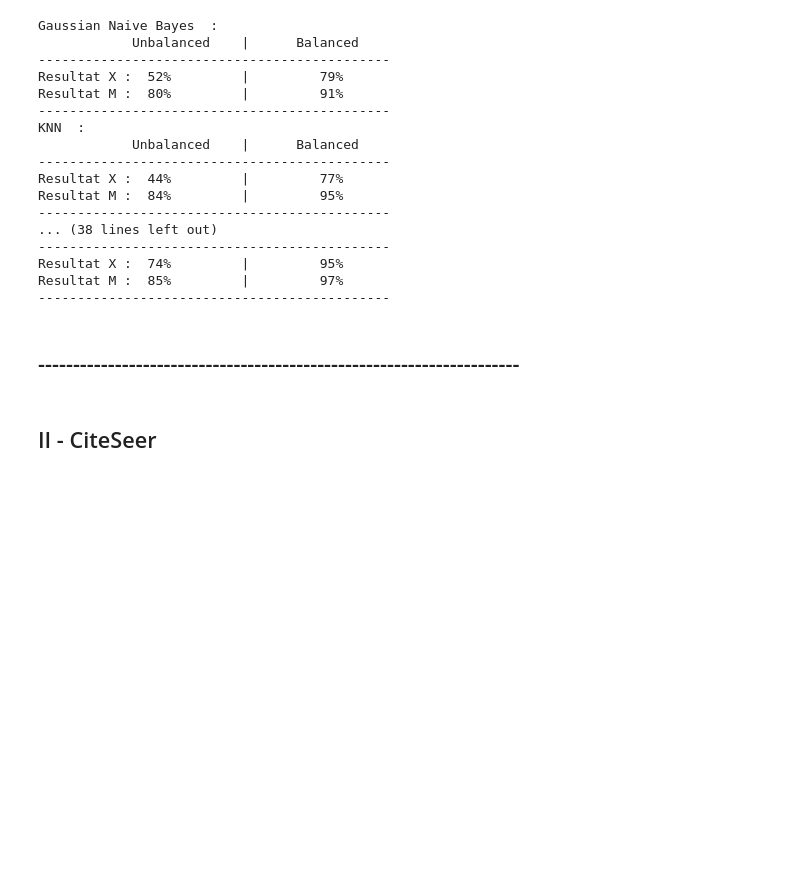
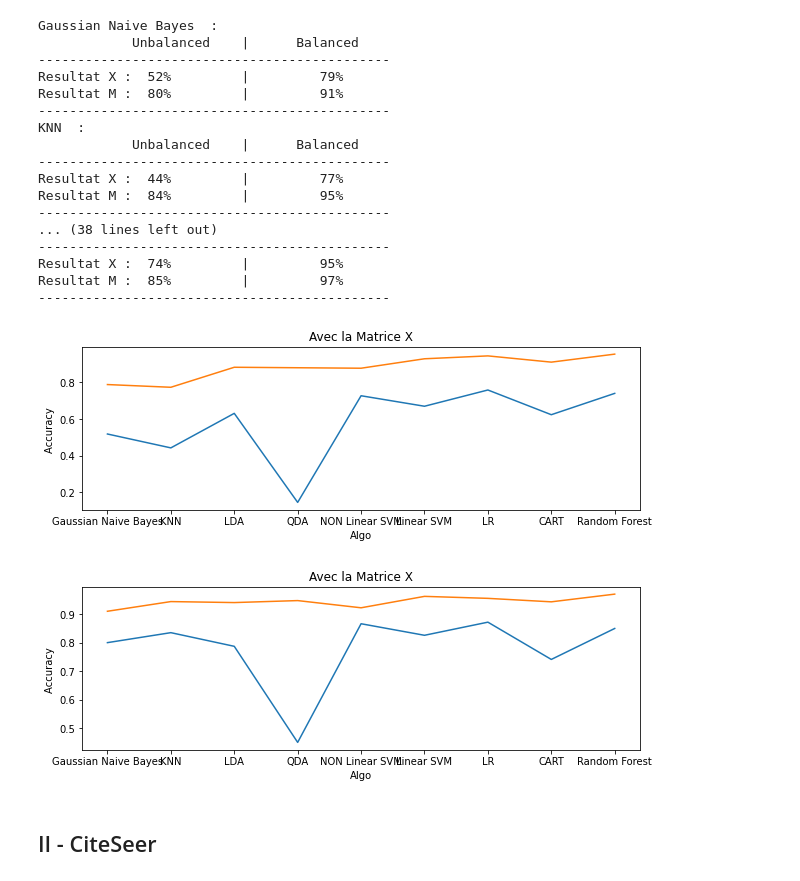
Before and after one commit to SeyfGoumeida/Supervised_Learning_Cora_Citeseed_PubMed, a Jupyter notebook: Projet_«_Apprentissage_supervisé_».ipynb, the cells around one changed output. Drawn from its saved outputs; the diff is of its cells as text; code cells hidden in the pictures; blank space fills up the shorter version.

```diff
--- a/Projet_«_Apprentissage_supervisé_».ipynb
+++ b/Projet_«_Apprentissage_supervisé_».ipynb
@@ -1246,8 +1245,23 @@ Resultat M :  84%         |         95%
 Resultat X :  74%         |         95%
 Resultat M :  85%         |         97%
 ---------------------------------------------
-# %% [markdown]
-## ---------------------------------------------------------------------
+# %%
+plt.title('Avec la Matrice X')
+plt.xlabel('Algo')
+plt.ylabel('Accuracy ')
+plt.plot(*zip(*resultat_1))
+plt.show()
+
+print()
+
+plt.title('Avec la Matrice X')
+plt.xlabel('Algo')
+plt.ylabel('Accuracy ')
+plt.plot(*zip(*resultat_2))
+plt.show()
+# %% [output]
+[figure, added]
+[figure, added]
 # %% [markdown]
 ## II - CiteSeer
 # %% [markdown]
```
Also changed, not shown: parts of 128 cells of this notebook.
